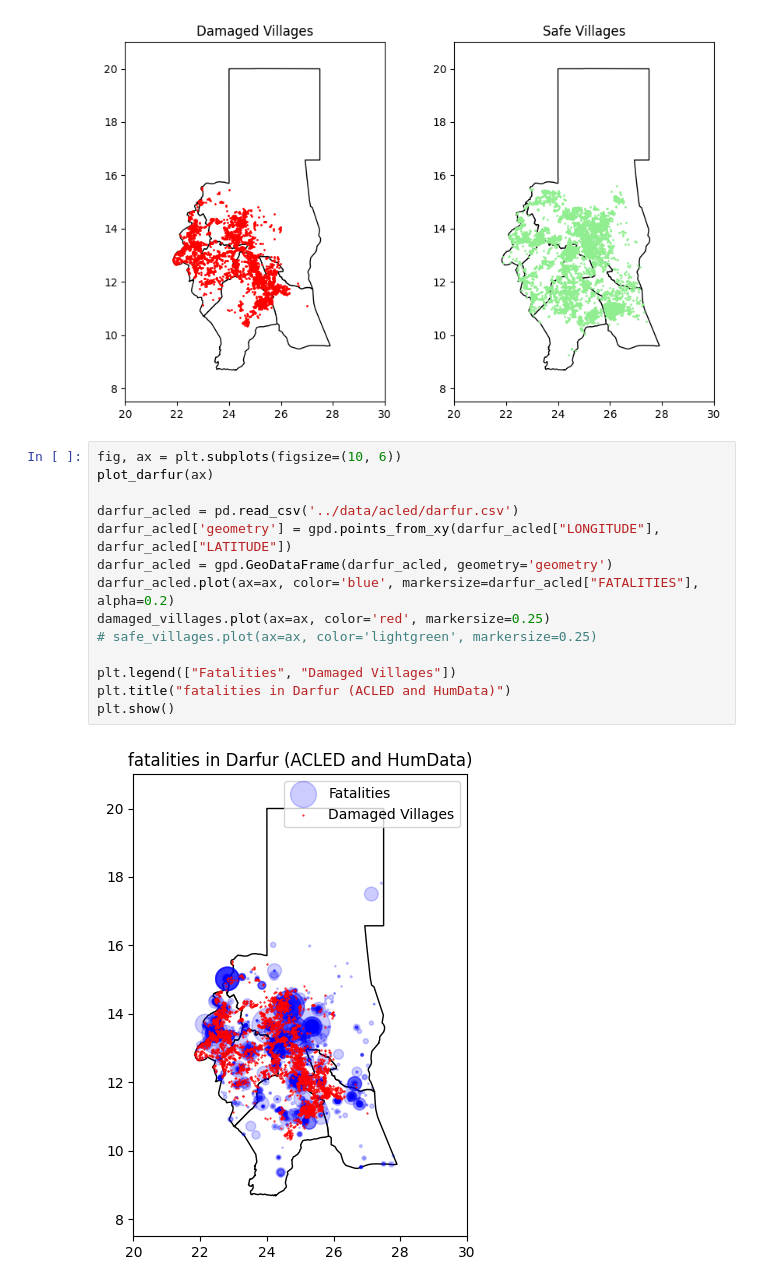
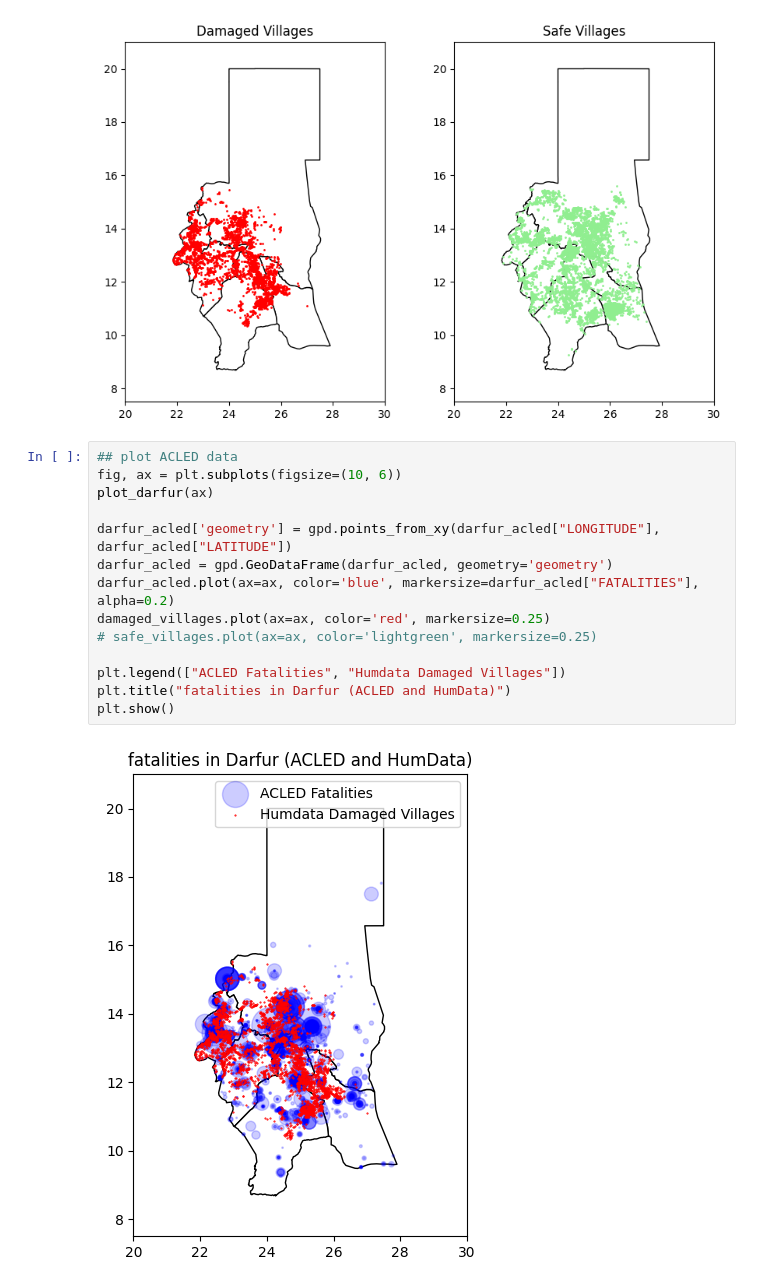
Before and after one commit to kaylanhua/conflicts, a Jupyter notebook: random_forest/darfur.ipynb, the cells around one changed output. Drawn from its saved outputs; the diff is of its cells as text.

Commit message:
darfur, getting back on the train

```diff
--- a/random_forest/darfur.ipynb
+++ b/random_forest/darfur.ipynb
@@ -123,18 +85,18 @@ plt.show()
 # %% [output]
 [figure]
 # %%
+## plot ACLED data
 fig, ax = plt.subplots(figsize=(10, 6))
 plot_darfur(ax)
 
-darfur_acled = pd.read_csv('../data/acled/darfur.csv')
 darfur_acled['geometry'] = gpd.points_from_xy(darfur_acled["LONGITUDE"], darfur_acled["LATITUDE"])
 darfur_acled = gpd.GeoDataFrame(darfur_acled, geometry='geometry')
 darfur_acled.plot(ax=ax, color='blue', markersize=darfur_acled["FATALITIES"], alpha=0.2)
 damaged_villages.plot(ax=ax, color='red', markersize=0.25)
 # safe_villages.plot(ax=ax, color='lightgreen', markersize=0.25)
 
-plt.legend(["Fatalities", "Damaged Villages"])
+plt.legend(["ACLED Fatalities", "Humdata Damaged Villages"])
 plt.title("fatalities in Darfur (ACLED and HumData)")
 plt.show()
 # %% [output]
-[figure, old version]
+[figure, new version]
```
Also changed, not shown: parts of 10 cells of this notebook.
